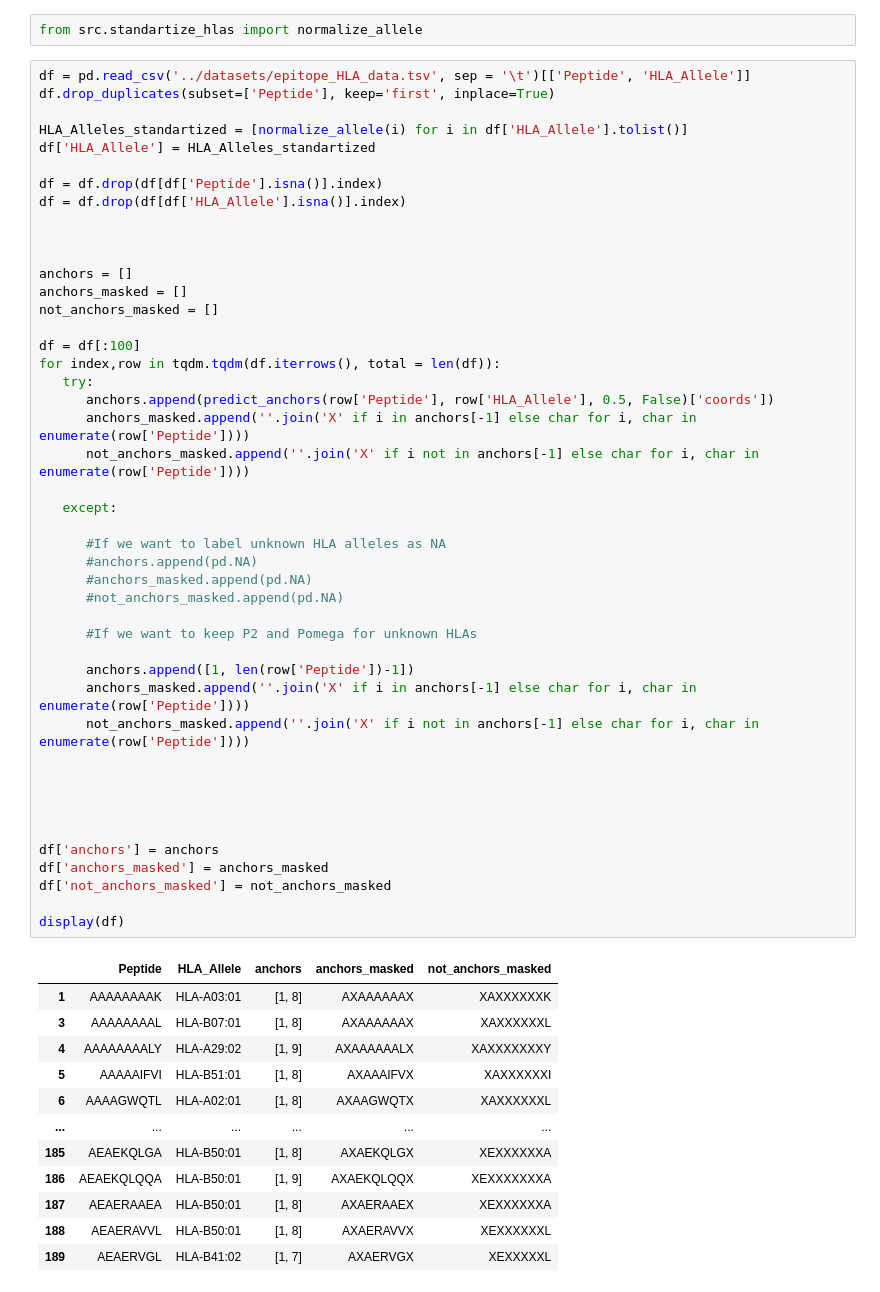
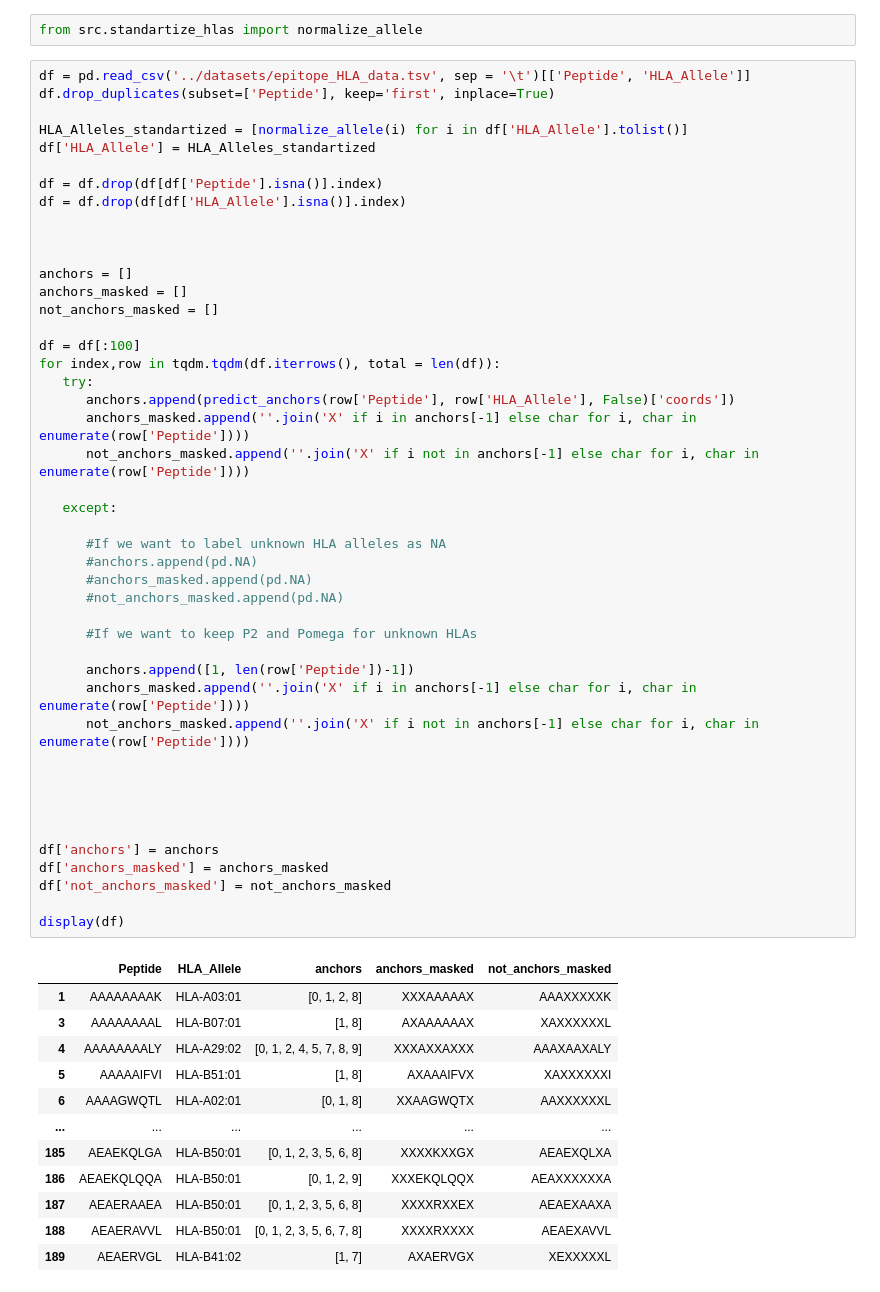
Before and after one commit to AnatoliyLarkin/anchorminer, a Jupyter notebook: notebooks/Demo.ipynb, the cells around one changed output. Saved outputs shown, nothing was run; the diff lists cells and outputs as text.

```diff
--- a/notebooks/Demo.ipynb
+++ b/notebooks/Demo.ipynb
@@ -178,43 +175,43 @@ not_anchors_masked = []
 df = df[:100]
 for index,row in tqdm.tqdm(df.iterrows(), total = len(df)):
    try:
-      anchors.append(predict_anchors(row['Peptide'], row['HLA_Allele'], 0.5, False)['coords'])
+      anchors.append(predict_anchors(row['Peptide'], row['HLA_Allele'], False)['coords'])
       anchors_masked.append(''.join('X' if i in anchors[-1] else char for i, char in enumerate(row['Peptide'])))
       not_anchors_masked.append(''.join('X' if i not in anchors[-1] else char for i, char in enumerate(row['Peptide'])))
 
    except:
 
       #If we want to label unknown HLA alleles as NA
       #anchors.append(pd.NA)
       #anchors_masked.append(pd.NA)
       #not_anchors_masked.append(pd.NA)
 
       #If we want to keep P2 and Pomega for unknown HLAs
 
       anchors.append([1, len(row['Peptide'])-1])
       anchors_masked.append(''.join('X' if i in anchors[-1] else char for i, char in enumerate(row['Peptide'])))
       not_anchors_masked.append(''.join('X' if i not in anchors[-1] else char for i, char in enumerate(row['Peptide'])))
 
 
 
 
 
 df['anchors'] = anchors
 df['anchors_masked'] = anchors_masked
 df['not_anchors_masked'] = not_anchors_masked
 
 display(df)
 # %% [output]
 |  | Peptide | HLA_Allele | anchors | anchors_masked | not_anchors_masked |
-| 1 | AAAAAAAAK | HLA-A03:01 | [1, 8] | AXAAAAAAX | XAXXXXXXK |
+| 1 | AAAAAAAAK | HLA-A03:01 | [0, 1, 2, 8] | XXXAAAAAX | AAAXXXXXK |
 | 3 | AAAAAAAAL | HLA-B07:01 | [1, 8] | AXAAAAAAX | XAXXXXXXL |
-| 4 | AAAAAAAALY | HLA-A29:02 | [1, 9] | AXAAAAAALX | XAXXXXXXXY |
+| 4 | AAAAAAAALY | HLA-A29:02 | [0, 1, 2, 4, 5, 7, 8, 9] | XXXAXXAXXX | AAAXAAXALY |
 | 5 | AAAAAIFVI | HLA-B51:01 | [1, 8] | AXAAAIFVX | XAXXXXXXI |
-| 6 | AAAAGWQTL | HLA-A02:01 | [1, 8] | AXAAGWQTX | XAXXXXXXL |
+| 6 | AAAAGWQTL | HLA-A02:01 | [0, 1, 8] | XXAAGWQTX | AAXXXXXXL |
 | ... | ... | ... | ... | ... | ... |
-| 185 | AEAEKQLGA | HLA-B50:01 | [1, 8] | AXAEKQLGX | XEXXXXXXA |
-| 186 | AEAEKQLQQA | HLA-B50:01 | [1, 9] | AXAEKQLQQX | XEXXXXXXXA |
-| 187 | AEAERAAEA | HLA-B50:01 | [1, 8] | AXAERAAEX | XEXXXXXXA |
-| 188 | AEAERAVVL | HLA-B50:01 | [1, 8] | AXAERAVVX | XEXXXXXXL |
+| 185 | AEAEKQLGA | HLA-B50:01 | [0, 1, 2, 3, 5, 6, 8] | XXXXKXXGX | AEAEXQLXA |
+| 186 | AEAEKQLQQA | HLA-B50:01 | [0, 1, 2, 9] | XXXEKQLQQX | AEAXXXXXXA |
+| 187 | AEAERAAEA | HLA-B50:01 | [0, 1, 2, 3, 5, 6, 8] | XXXXRXXEX | AEAEXAAXA |
+| 188 | AEAERAVVL | HLA-B50:01 | [0, 1, 2, 3, 5, 6, 7, 8] | XXXXRXXXX | AEAEXAVVL |
 | 189 | AEAERVGL | HLA-B41:02 | [1, 7] | AXAERVGX | XEXXXXXL |
 100 rows × 5 columns
```
Also changed, not shown: parts of 1 cell of this notebook, 1 other file.
